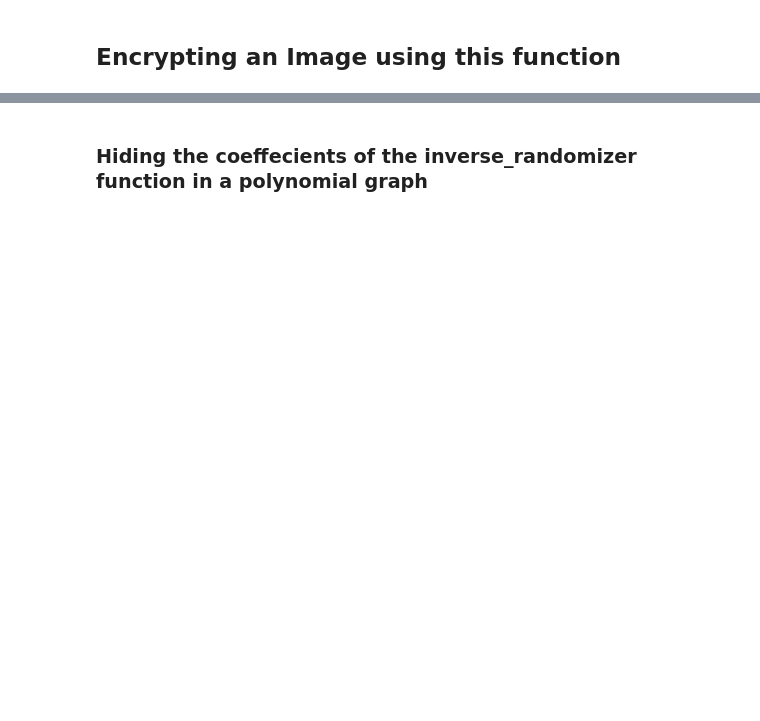
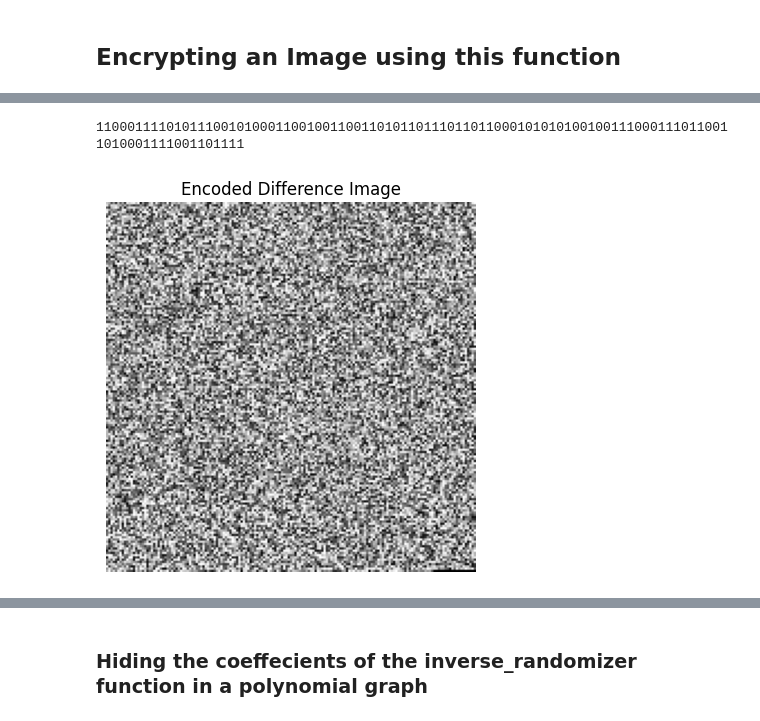
Before and after one commit to Vignaraj-pai/-t-n--Secret-Image-Sharing, a Jupyter notebook: code.ipynb, the cells around one changed output, grey strips where cells are left out. Drawn from its saved outputs; the diff is of its cells as text; code cells hidden in the pictures; blank space fills up the shorter version.

```diff
--- a/code.ipynb
+++ b/code.ipynb
@@ -88,0 +207,43 @@ plt.show()
+# %%
+import math
+
+# Encode the difference image pixels using Huffman codes
+encoded_pixels = "".join([huffman_codes_diff[pixel] for pixel in flat_diff_pixels])
+
+print(encoded_pixels[:100])  # Print first 100 bits of the encoded string
+
+# Group encoded bits into bytes (8 bits each)
+encoded_bytes = [encoded_pixels[i:i+8] for i in range(0, len(encoded_pixels), 8)]
+
+# Handle the last byte if its length is less than 8
+if len(encoded_bytes[-1]) < 8:
+    encoded_bytes[-1] = encoded_bytes[-1].ljust(8, '0')  # Pad with zeros
+
+# Convert encoded bytes to integers
+encoded_integers = [int(byte, 2) for byte in encoded_bytes]
+
+
+# Determine new image dimensions
+num_encoded_integers = len(encoded_integers)
+new_size = int(math.ceil(math.sqrt(num_encoded_integers)))
+new_image_shape = (new_size, new_size)
+
+# Create the new image matrix
+new_image = np.zeros(new_image_shape, dtype=np.uint64)
+
+# Populate the new image matrix with encoded integers
+for i in range(num_encoded_integers):
+  row = i // new_size
+  col = i % new_size
+  if row < new_size and col < new_size:
+    new_image[row, col] = encoded_integers[i]
+
+
+# Display the new image
+plt.imshow(new_image, cmap='gray')
+plt.title('Encoded Difference Image')
+plt.axis('off')
+plt.show()
+# %% [output]
+1100011110101110010100011001001100110101101110110110001010101001001110001110110011010001111001101111
+[figure, added]
```
Also changed, not shown: parts of 23 cells of this notebook, 8 other files.
